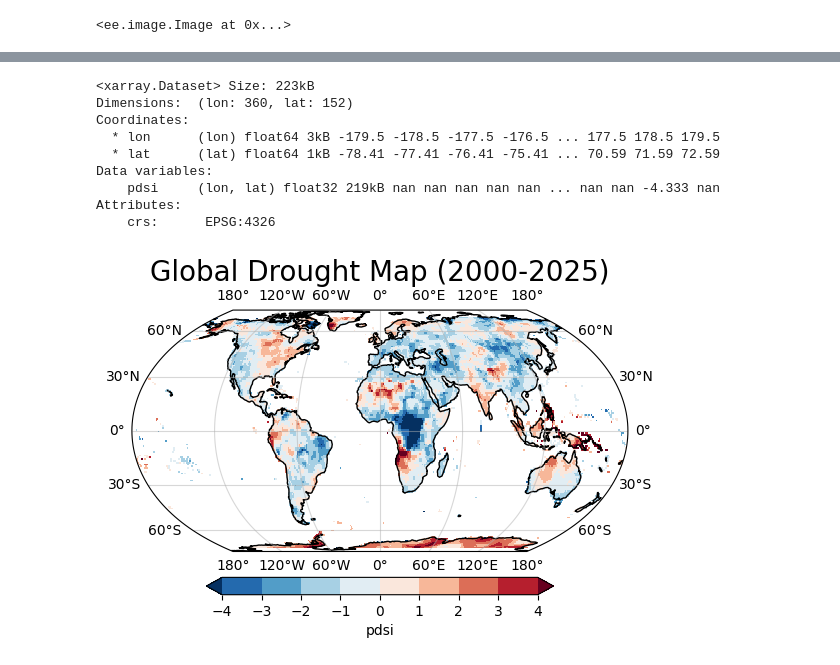
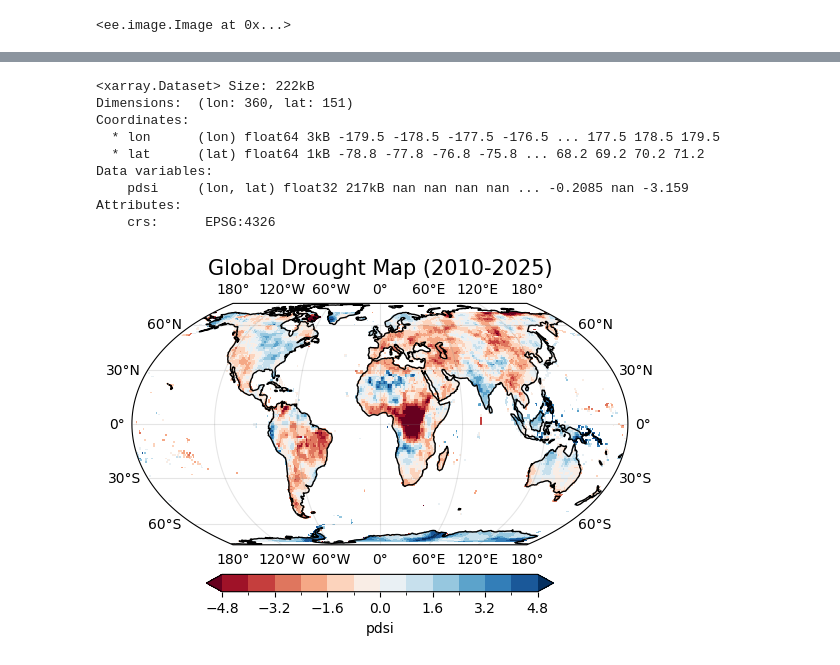
Before and after one commit to grmntfrancis0/earthengine-community, a Jupyter notebook: docs/notebooks/00_ee_auth_colab.ipynb, the cells around one changed output, grey strips where cells are left out. Drawn from its saved outputs; the diff is of its cells as text; code cells hidden in the pictures.

```diff
--- a/docs/notebooks/00_ee_auth_colab.ipynb
+++ b/docs/notebooks/00_ee_auth_colab.ipynb
@@ -74,11 +39,10 @@ ee.Geometry({
 })
 # %%
 pdsi = (ee.ImageCollection("IDAHO_EPSCOR/TERRACLIMATE")
-.filterDate("2000", "2026")
-.select("pdsi")
-.mean()
+    .filterDate("2010", "2025")
+    .select("pdsi")
+    .mean()
 )
-
 pdsi
 # %% [output]
 <ee.image.Image at 0x...>
@@ -146,29 +80,30 @@ import matplotlib.pyplot as plt
 # %%
 ds
 # %% [output]
-<xarray.Dataset> Size: 223kB
-Dimensions:  (lon: 360, lat: 152)
+<xarray.Dataset> Size: 222kB
+Dimensions:  (lon: 360, lat: 151)
 Coordinates:
   * lon      (lon) float64 3kB -179.5 -178.5 -177.5 -176.5 ... 177.5 178.5 179.5
-  * lat      (lat) float64 1kB -78.41 -77.41 -76.41 -75.41 ... 70.59 71.59 72.59
+  * lat      (lat) float64 1kB -78.8 -77.8 -76.8 -75.8 ... 68.2 69.2 70.2 71.2
 Data variables:
-    pdsi     (lon, lat) float32 219kB nan nan nan nan nan ... nan nan -4.333 nan
+    pdsi     (lon, lat) float32 217kB nan nan nan nan ... -0.2085 nan -3.159
 Attributes:
     crs:      EPSG:4326
 # %%
 plt.figure()
 ax = plt.axes(projection = ccrs.EqualEarth())
+ds.pdsi.plot(
+    x = "lon", y = "lat", transform =ccrs.PlateCarree(),
+    robust = True, cmap = "RdBu", levels = 15, cbar_kwargs = {
+        "orientation": "horizontal", "pad": 0.08, "shrink":0.7
+    }
+)
+
 ax.coastlines(resolution = "110m")
 ax.set_global()
-ds.pdsi.plot(
-    x = "lon", y = "lat", transform = ccrs.PlateCarree(),
-   robust = True, cmap = "RdBu_r", levels = 10,
-    cbar_kwargs = {
-        "orientation": "horizontal", "pad": 0.07, "shrink": 0.7
-    }
-)
-ax.gridlines(draw_labels = True, alpha = 0.5)
-ax.set_title("Global Drought Map (2000-2025)", fontsize = 20)
+ax.gridlines(draw_labels = True, alpha = 0.2, color = 'gray')
+ax.set_title("Global Drought Map (2010-2025)", fontsize = 15)
+
 plt.savefig("drought_map.png", dpi = 360, bbox_inches = "tight")
 # %% [output]
-[figure, old version]
+[figure, new version]
```
Also changed, not shown: parts of 7 cells of this notebook.
